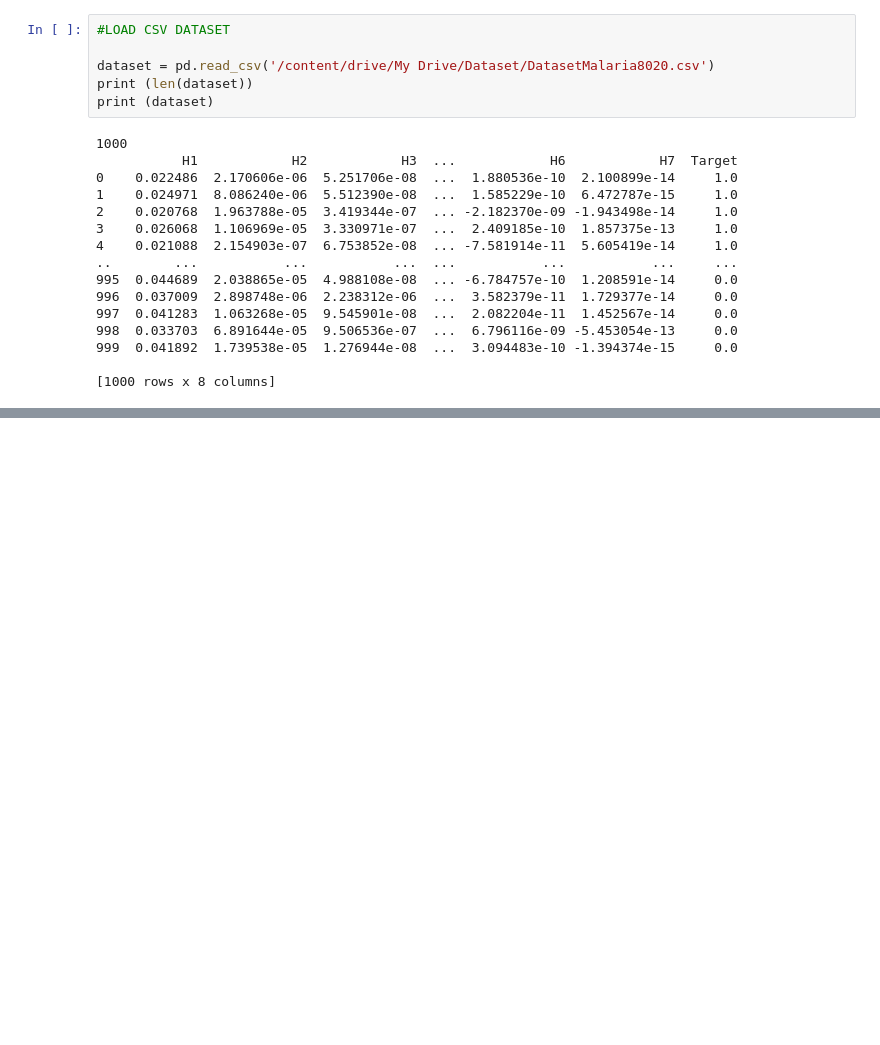
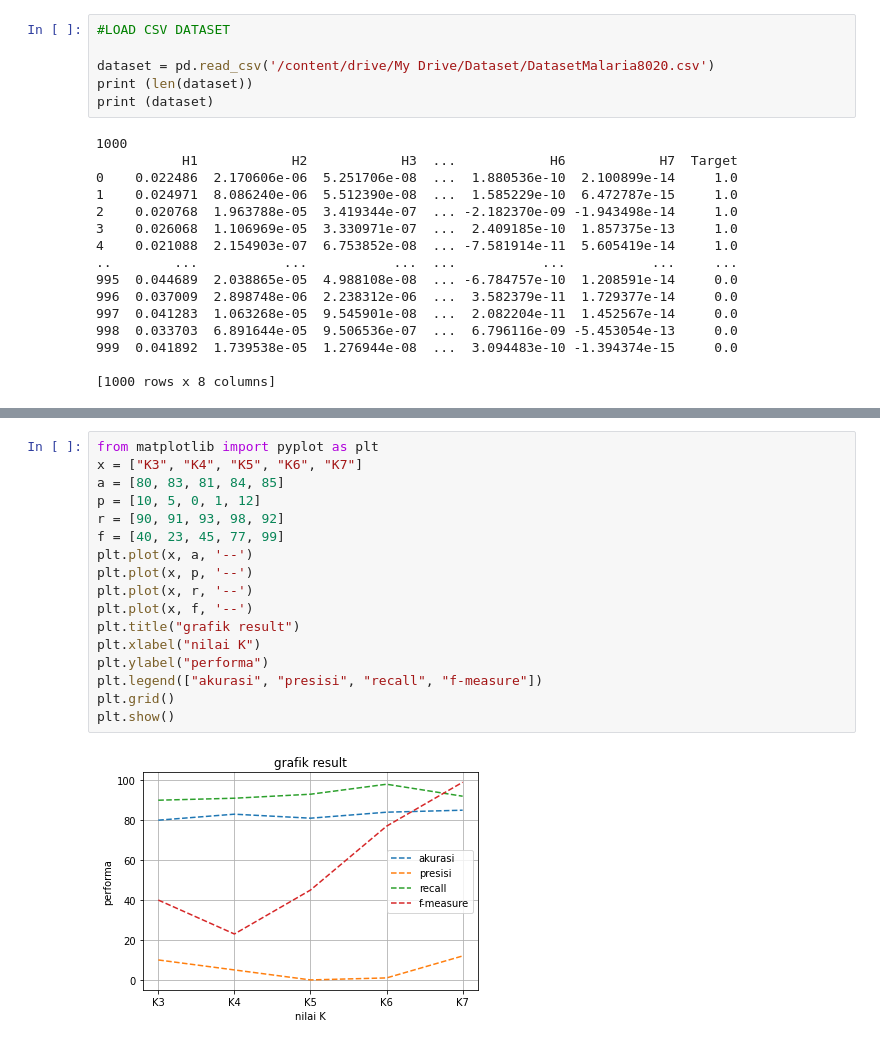
Before and after one commit to aisyahdnn/Skripsi, a Jupyter notebook: Dataset8020.ipynb, the cells around one changed output, grey strips where cells are left out. Saved outputs shown, nothing was run; the diff lists cells and outputs as text; blank space fills up the shorter version.

```diff
--- a/Dataset8020.ipynb
+++ b/Dataset8020.ipynb
@@ -136,0 +241,19 @@ print (dataset)
+# %%
+from matplotlib import pyplot as plt
+x = ["K3", "K4", "K5", "K6", "K7"]
+a = [80, 83, 81, 84, 85]
+p = [10, 5, 0, 1, 12]
+r = [90, 91, 93, 98, 92]
+f = [40, 23, 45, 77, 99]
+plt.plot(x, a, '--')
+plt.plot(x, p, '--')
+plt.plot(x, r, '--')
+plt.plot(x, f, '--')
+plt.title("grafik result")
+plt.xlabel("nilai K")
+plt.ylabel("performa")
+plt.legend(["akurasi", "presisi", "recall", "f-measure"])
+plt.grid()
+plt.show()
+# %% [output]
+[figure, added]
```
Also changed, not shown: parts of 8 cells of this notebook.
